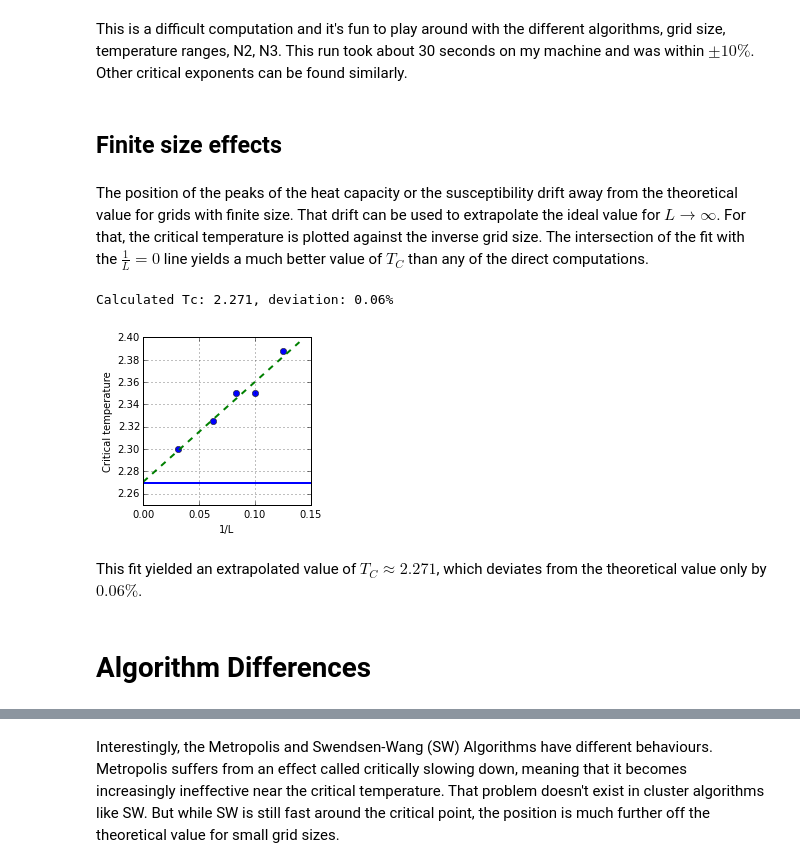
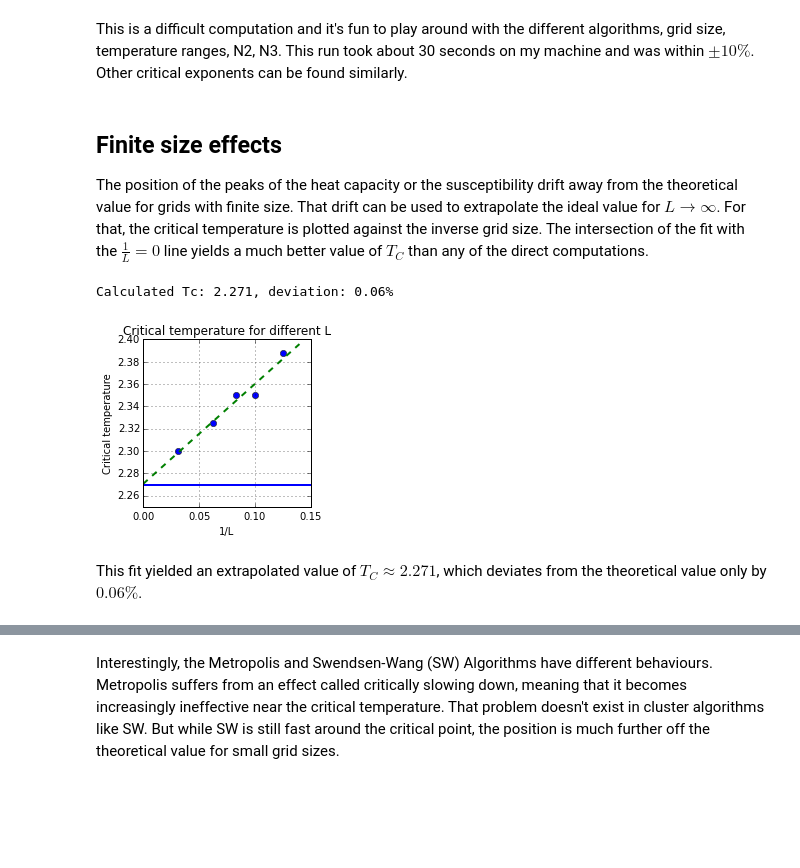
Before and after one commit to s9w/magneto, a Jupyter notebook: usage.ipynb, the cells around one changed output, grey strips where cells are left out. Drawn from its saved outputs; the diff is of its cells as text; code cells hidden in the pictures; blank space fills up the shorter version.

```diff
--- a/usage.ipynb
+++ b/usage.ipynb
@@ -35,10 +35,10 @@ $$\exp(-\frac{H}{T})$$
 
 Normalized, it looks like this:
 # %%
-ax = plt.subplot(xlabel="Energy", ylabel="Probability")
+ax = plt.subplot(xlabel="Energy", ylabel="Probability", title="Boltzmann distribution")
 E = np.linspace(0, 4.5, num=50)
 
-for i, T in enumerate([1.0, 1.5, 3.5]):
+for i, T in enumerate([0.8, 1.5, 3.5]):
     ax.plot(E, 1.0/T*np.exp(-E/T), "-", label="T={}".format(T), color=colors3[i])
-ax.legend(loc="upper right");
+ax.legend();
 # %% [output]
@@ -213,9 +214,8 @@ gamma: 1.62, deviation: -7.3%
 [figure]
 # %% [markdown]
 This is a difficult computation and it's fun to play around with the different algorithms, grid size, temperature ranges, N2, N3. This run took about 30 seconds on my machine and was within $\pm 10\%$. Other critical exponents can be found similarly.
-# %% [markdown]
-## Finite size effects
 # %% [markdown]
+## Finite size effects
 The position of the peaks of the heat capacity or the susceptibility drift away from the theoretical value for grids with finite size. That drift can be used to extrapolate the ideal value for $L\to\infty$. For that, the critical temperature is plotted against the inverse grid size. The intersection of the fit with the $\frac 1 L =0$ line yields a much better value of $T_C$ than any of the direct computations.
 # %%
 # !magneto -L=8  -TSteps=9 -TMin=2.2 -TMax=2.5 -avgN=9500  -measure=cv -o=ising_cv_8  -threads=4
@@ -228,35 +228,34 @@ The position of the peaks of the heat capacity or the susceptibility drift away
 grid_sizes = np.array([8,10,12,16,32])
 T_critical_array = []
 for L in grid_sizes:
     cv = np.loadtxt("ising_cv_{}.txt".format(L),  delimiter=", ")
     T_critical = cv[np.argmax(cv[:,1],axis=0)][0]
     T_critical_array.append(T_critical)
 L_inv = 1.0/grid_sizes # inverse grid size
 
 fig = plt.figure(figsize=(3,3))
 ax = fig.add_subplot(111, xlabel="1/L", ylabel="Critical temperature", xlim=(0,0.15), ylim=(2.25,2.4))
+ax.set_title("Critical temperature for different L")
 ax.plot(L_inv, T_critical_array, "o")
 ax.set_xticks(np.arange(0,0.16, 0.05))
 
 # Fit with a linear function
 def T_fit(x,a,b):
     return a+b*x
 popt, pcov = curve_fit(T_fit, L_inv, T_critical_array)
 x = np.linspace(0,0.14, 10)
 ax.plot(x, T_fit(x, *popt), "--")
 
 # Result
 gamma = popt[0]; gamma0 = 1.75
 
 
 T_c_fit = T_fit(0, *popt)
 print("Calculated Tc: {:.3f}, deviation: {:.2f}%".format(T_c_fit, 100.0*(T_c_fit-Tc)/Tc))
 
 ax.axhline(y=Tc, marker="");
 # %% [output]
 Calculated Tc: 2.271, deviation: 0.06%
-[figure, old version]
+[figure, new version]
 # %% [markdown]
 This fit yielded an extrapolated value of $T_C\approx 2.271$, which deviates from the theoretical value only by $0.06\%$.
-# %% [markdown]
-# Algorithm Differences
```
Also changed, not shown: parts of 16 cells of this notebook, 6 other files.
